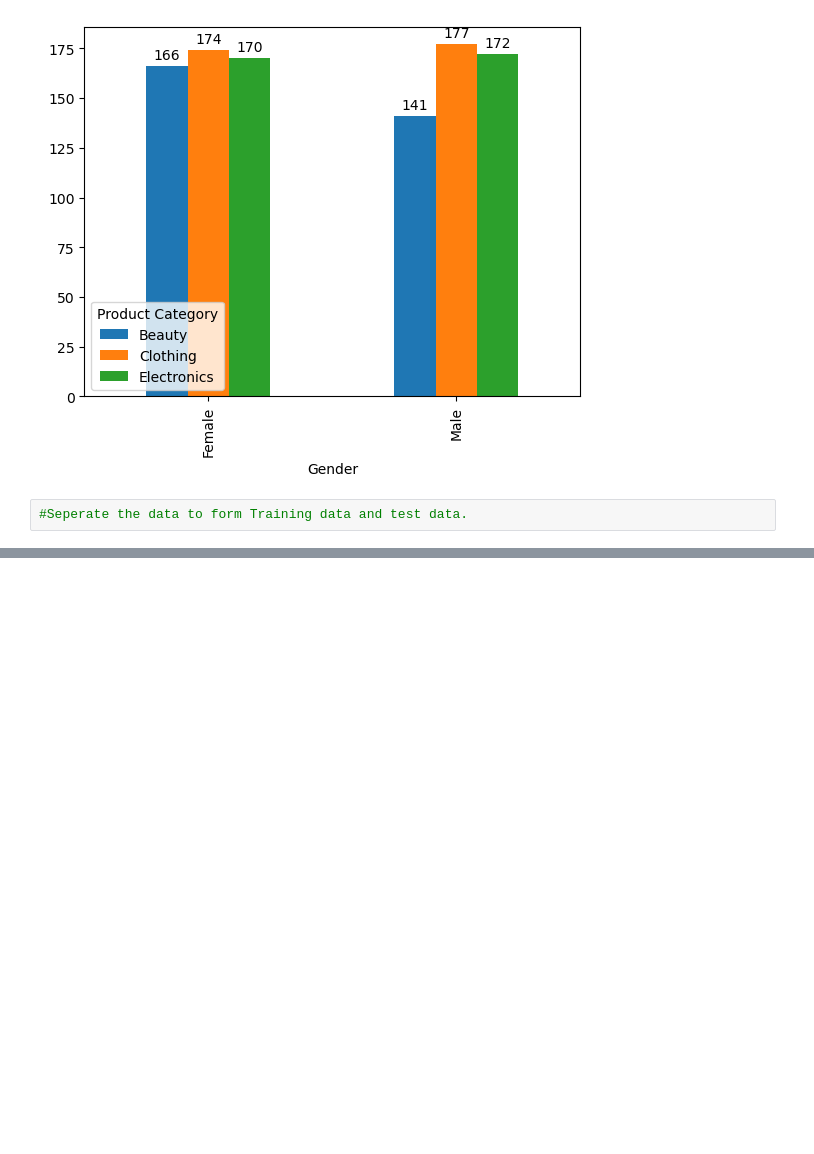
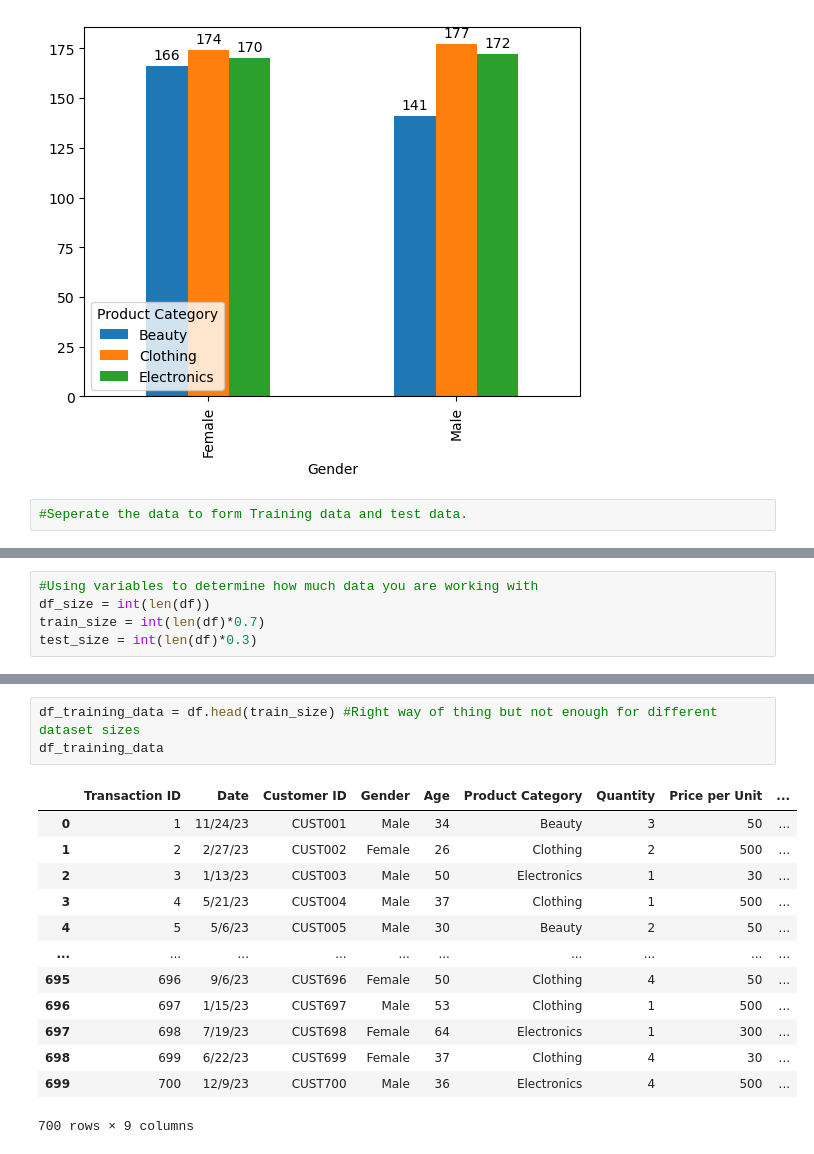
Before and after one commit to Sihle731/Mean_Mode_median_Machine_Learning_Intro, a Jupyter notebook: Mean_median_mode.ipynb, the cells around one changed output, grey strips where cells are left out. Cells and saved outputs as stored; diff of their text form; blank space fills up the shorter version.

```diff
--- a/Mean_median_mode.ipynb
+++ b/Mean_median_mode.ipynb
@@ -223,0 +191,5 @@ df_test_data
+# %%
+#Using variables to determine how much data you are working with
+df_size = int(len(df))
+train_size = int(len(df)*0.7)
+test_size = int(len(df)*0.3)
@@ -223,0 +248,17 @@ df_test_data
+# %%
+df_training_data = df.head(train_size) #Right way of thing but not enough for different dataset sizes
+df_training_data
+# %% [output]
+|  | Transaction ID | Date | Customer ID | Gender | Age | Product Category | Quantity | Price per Unit | ... |
+| 0 | 1 | 11/24/23 | CUST001 | Male | 34 | Beauty | 3 | 50 | ... |
+| 1 | 2 | 2/27/23 | CUST002 | Female | 26 | Clothing | 2 | 500 | ... |
+| 2 | 3 | 1/13/23 | CUST003 | Male | 50 | Electronics | 1 | 30 | ... |
+| 3 | 4 | 5/21/23 | CUST004 | Male | 37 | Clothing | 1 | 500 | ... |
+| 4 | 5 | 5/6/23 | CUST005 | Male | 30 | Beauty | 2 | 50 | ... |
+| ... | ... | ... | ... | ... | ... | ... | ... | ... | ... |
+| 695 | 696 | 9/6/23 | CUST696 | Female | 50 | Clothing | 4 | 50 | ... |
+| 696 | 697 | 1/15/23 | CUST697 | Male | 53 | Clothing | 1 | 500 | ... |
+| 697 | 698 | 7/19/23 | CUST698 | Female | 64 | Electronics | 1 | 300 | ... |
+| 698 | 699 | 6/22/23 | CUST699 | Female | 37 | Clothing | 4 | 30 | ... |
+| 699 | 700 | 12/9/23 | CUST700 | Male | 36 | Electronics | 4 | 500 | ... |
+700 rows × 9 columns
```
Also changed, not shown: parts of 9 cells of this notebook, 1 other file.
